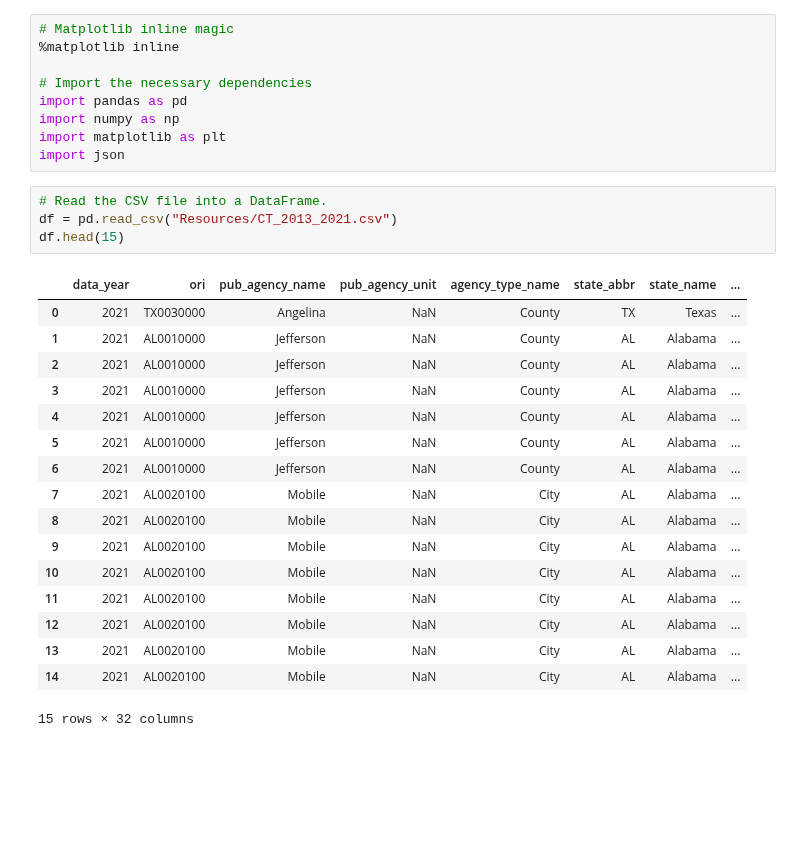
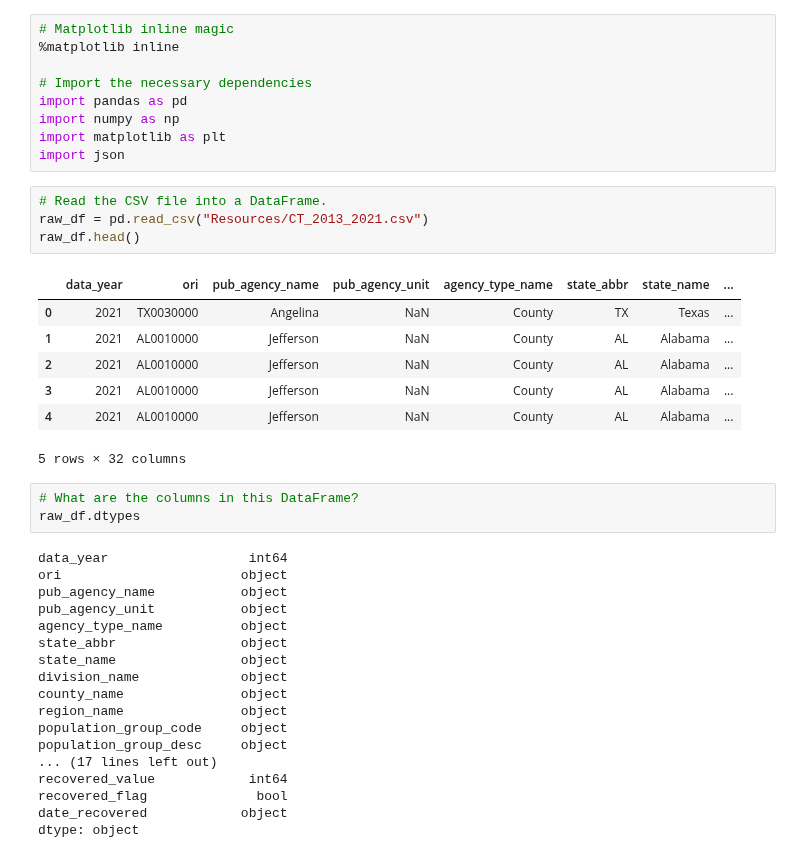
Before and after one commit to Jelsik/DataVisFinalProject-Pentagon, a Jupyter notebook: Cargo_Theft_Data_Preprocess.ipynb, the cells around one changed output. Saved outputs shown, nothing was run; the diff lists cells and outputs as text; blank space fills up the shorter version.

```diff
--- a/Cargo_Theft_Data_Preprocess.ipynb
+++ b/Cargo_Theft_Data_Preprocess.ipynb
@@ -13,23 +13,34 @@ import matplotlib as plt
 import json
 # %%
 # Read the CSV file into a DataFrame.
-df = pd.read_csv("Resources/CT_2013_2021.csv")
-df.head(15)
+raw_df = pd.read_csv("Resources/CT_2013_2021.csv")
+raw_df.head()
 # %% [output]
 |  | data_year | ori | pub_agency_name | pub_agency_unit | agency_type_name | state_abbr | state_name | ... |
 | 0 | 2021 | TX0030000 | Angelina | NaN | County | TX | Texas | ... |
 | 1 | 2021 | AL0010000 | Jefferson | NaN | County | AL | Alabama | ... |
 | 2 | 2021 | AL0010000 | Jefferson | NaN | County | AL | Alabama | ... |
 | 3 | 2021 | AL0010000 | Jefferson | NaN | County | AL | Alabama | ... |
 | 4 | 2021 | AL0010000 | Jefferson | NaN | County | AL | Alabama | ... |
-| 5 | 2021 | AL0010000 | Jefferson | NaN | County | AL | Alabama | ... |
-| 6 | 2021 | AL0010000 | Jefferson | NaN | County | AL | Alabama | ... |
-| 7 | 2021 | AL0020100 | Mobile | NaN | City | AL | Alabama | ... |
-| 8 | 2021 | AL0020100 | Mobile | NaN | City | AL | Alabama | ... |
-| 9 | 2021 | AL0020100 | Mobile | NaN | City | AL | Alabama | ... |
-| 10 | 2021 | AL0020100 | Mobile | NaN | City | AL | Alabama | ... |
-| 11 | 2021 | AL0020100 | Mobile | NaN | City | AL | Alabama | ... |
-| 12 | 2021 | AL0020100 | Mobile | NaN | City | AL | Alabama | ... |
-| 13 | 2021 | AL0020100 | Mobile | NaN | City | AL | Alabama | ... |
-| 14 | 2021 | AL0020100 | Mobile | NaN | City | AL | Alabama | ... |
-15 rows × 32 columns
+5 rows × 32 columns
+# %%
+# What are the columns in this DataFrame?
+raw_df.dtypes
+# %% [output]
+data_year                  int64
+ori                       object
+pub_agency_name           object
+pub_agency_unit           object
+agency_type_name          object
+state_abbr                object
+state_name                object
+division_name             object
+county_name               object
+region_name               object
+population_group_code     object
+population_group_desc     object
+... (17 lines left out)
+recovered_value            int64
+recovered_flag              bool
+date_recovered            object
+dtype: object
```
Also changed, not shown: parts of 25 cells of this notebook.
